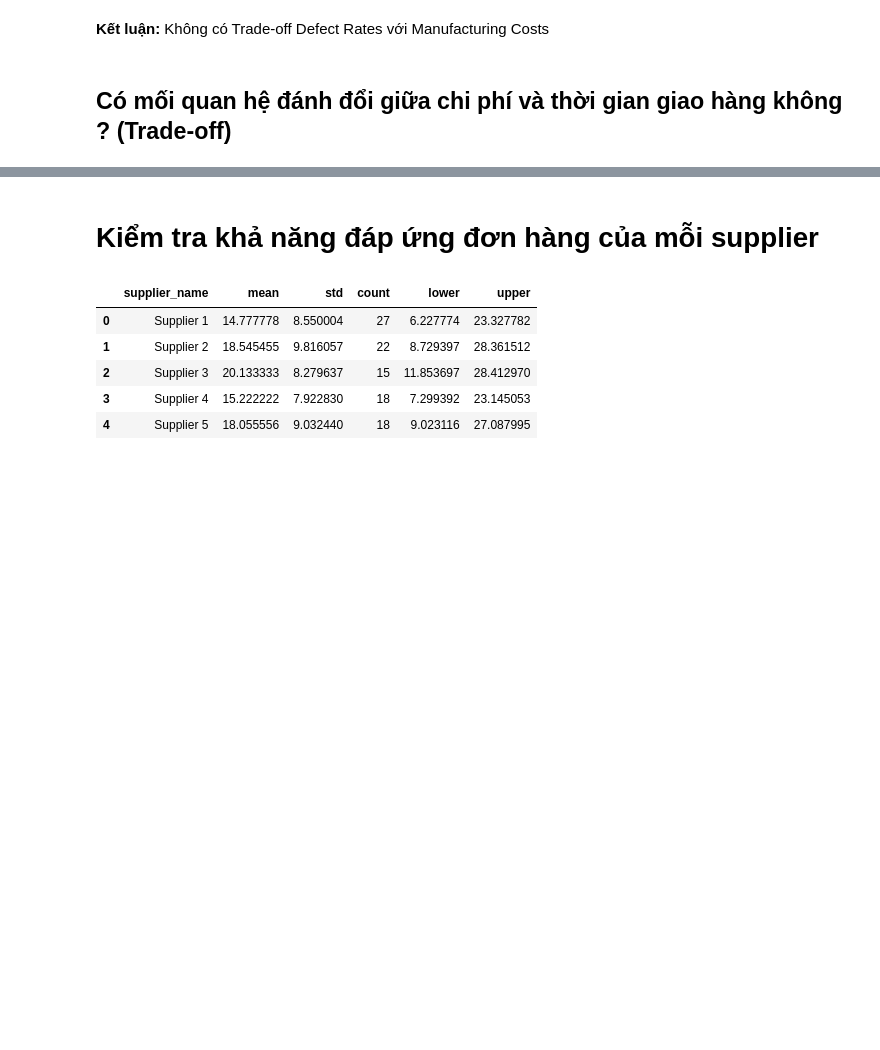
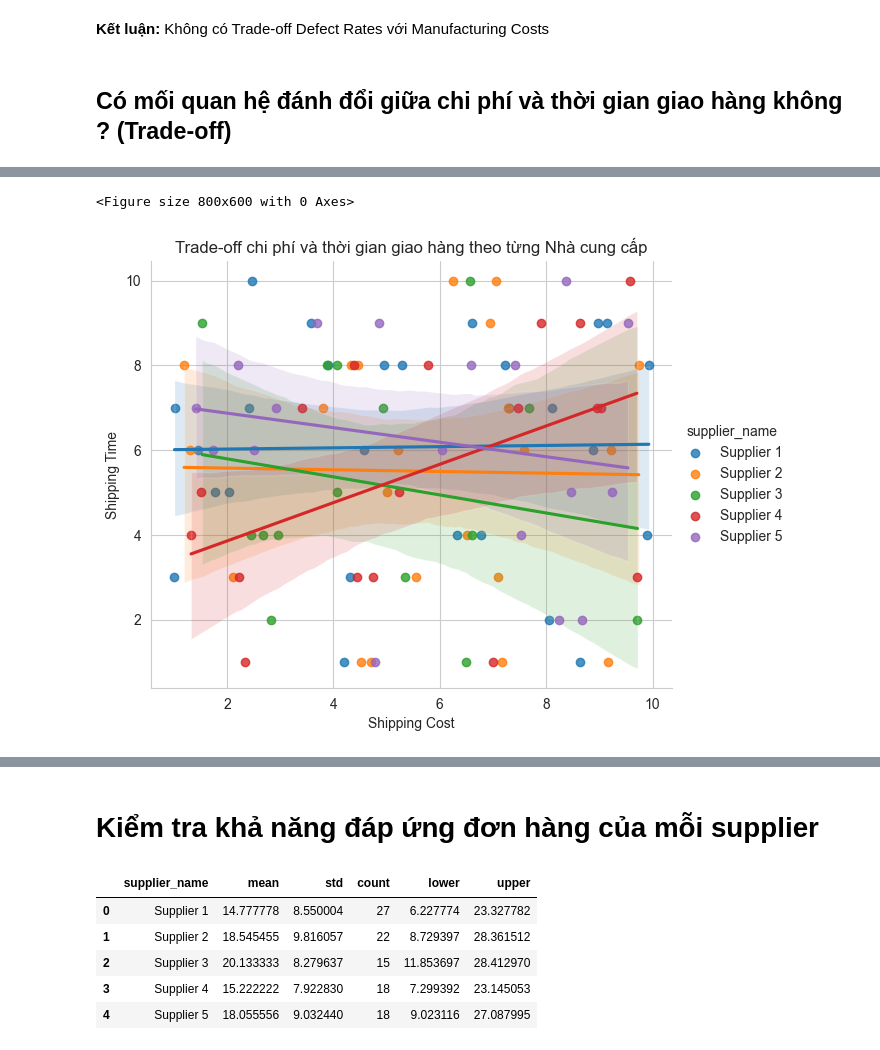
Before and after one commit to Avcuongy/DSS, a Jupyter notebook: notebooks/analysis/3_bivariate.ipynb, the cells around one changed output, grey strips where cells are left out. Cells and saved outputs as stored; diff of their text form; code cells hidden in the pictures; blank space fills up the shorter version.

```diff
--- a/notebooks/analysis/3_bivariate.ipynb
+++ b/notebooks/analysis/3_bivariate.ipynb
@@ -337,0 +338,10 @@ Spearman correlation: 0.049, p-value = 0.6303
+# %%
+plt.figure(figsize=(8,6))
+sns.lmplot(data=df, x='shipping_costs', y='shipping_times', hue='supplier_name', aspect=1.2, height=5)
+plt.title("Trade-off chi phí và thời gian giao hàng theo từng Nhà cung cấp")
+plt.xlabel("Shipping Cost")
+plt.ylabel("Shipping Time")
+plt.show()
+# %% [output]
+<Figure size 800x600 with 0 Axes>
+[figure, added]
```
Also changed, not shown: parts of 7 cells of this notebook, 1 other file.
